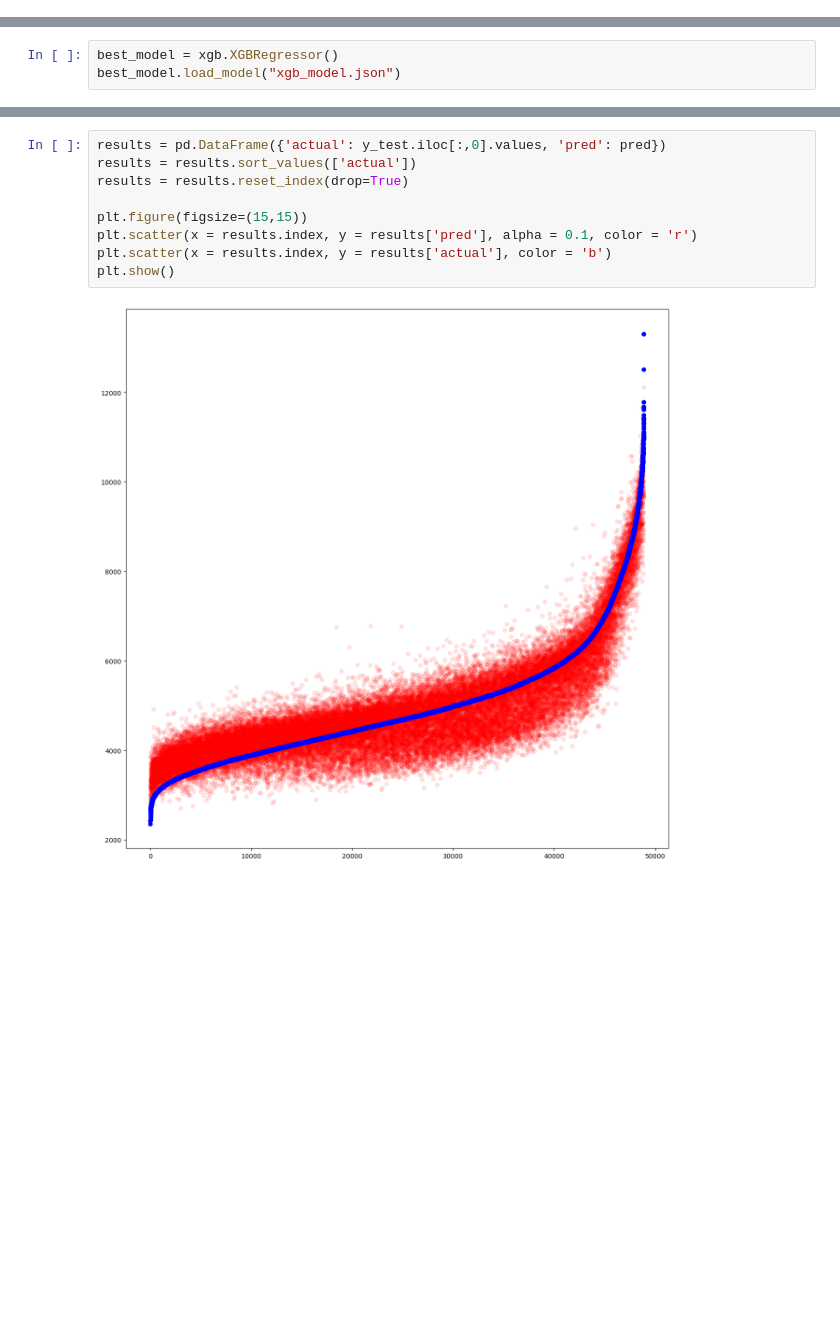
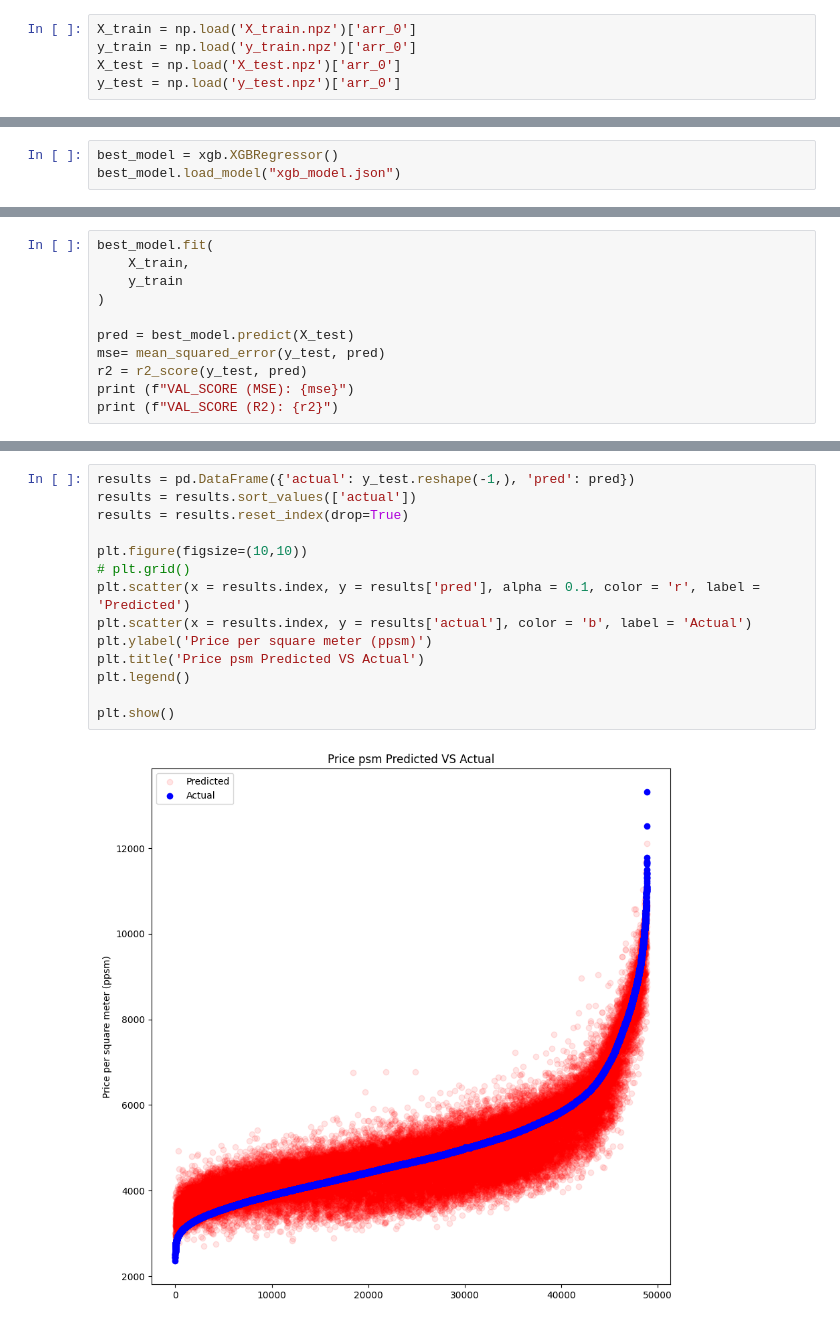
Before and after one commit to alvintanjl/HDB_Resale_Price_Regression, a Jupyter notebook: 3_Machine Learning.ipynb, the cells around one changed output, grey strips where cells are left out. Cells and saved outputs as stored; diff of their text form; blank space fills up the shorter version.

Commit message:
update ml result visualisation codes

```diff
--- a/3_Machine Learning.ipynb
+++ b/3_Machine Learning.ipynb
@@ -250,5 +255,10 @@ X_test = X_test[selected_cols]
 # %% [markdown]
 # 6. Model Selection
+# %%
+X_train = np.load('X_train.npz')['arr_0']
+y_train = np.load('y_train.npz')['arr_0']
+X_test = np.load('X_test.npz')['arr_0']
+y_test = np.load('y_test.npz')['arr_0']
 # %%
 from sklearn.linear_model import LinearRegression, Lasso
 from sklearn.metrics import mean_squared_error, r2_score
@@ -526,0 +516,11 @@ XGBRegressor(base_score=None, booster=None, callbacks=None,
+# %%
+best_model.fit(
+    X_train,
+    y_train
+)
+
+pred = best_model.predict(X_test)
+mse= mean_squared_error(y_test, pred)
+r2 = r2_score(y_test, pred)
+print (f"VAL_SCORE (MSE): {mse}")
+print (f"VAL_SCORE (R2): {r2}")
@@ -527,11 +530,16 @@ XGBRegressor(base_score=None, booster=None, callbacks=None,
 # %%
-results = pd.DataFrame({'actual': y_test.iloc[:,0].values, 'pred': pred})
+results = pd.DataFrame({'actual': y_test.reshape(-1,), 'pred': pred})
 results = results.sort_values(['actual'])
 results = results.reset_index(drop=True)
 
-plt.figure(figsize=(15,15))
-plt.scatter(x = results.index, y = results['pred'], alpha = 0.1, color = 'r')
-plt.scatter(x = results.index, y = results['actual'], color = 'b')
+plt.figure(figsize=(10,10))
+# plt.grid()
+plt.scatter(x = results.index, y = results['pred'], alpha = 0.1, color = 'r', label = 'Predicted')
+plt.scatter(x = results.index, y = results['actual'], color = 'b', label = 'Actual')
+plt.ylabel('Price per square meter (ppsm)')
+plt.title('Price psm Predicted VS Actual')
+plt.legend()
+
 plt.show()
 # %% [output]
-[figure, old version]
+[figure, new version]
```
Also changed, not shown: parts of 4 cells of this notebook, 1 other file.
